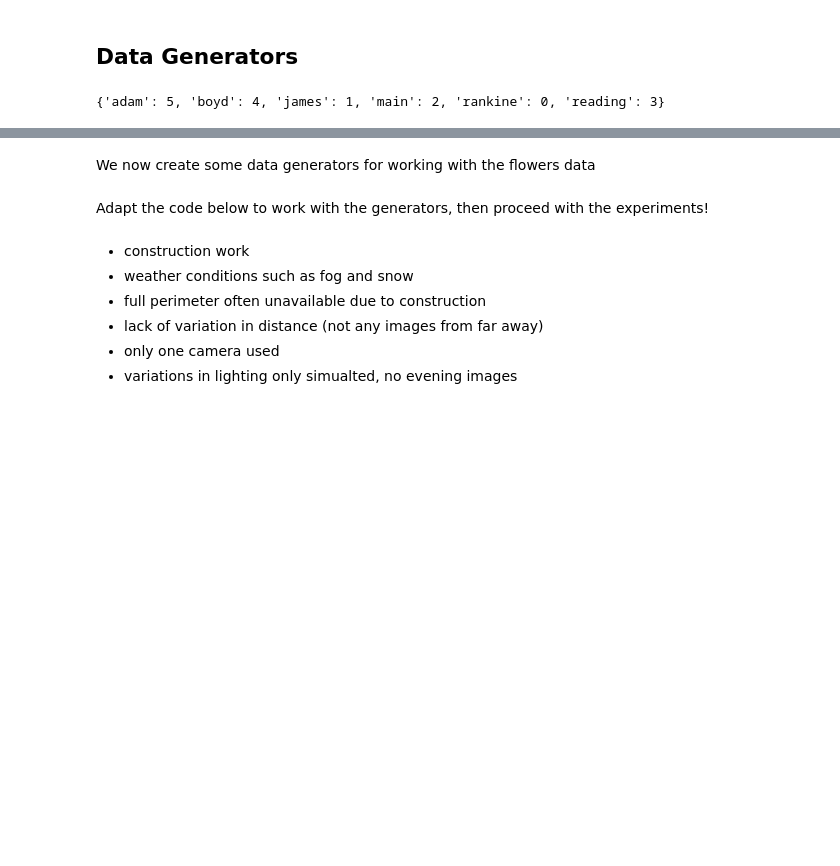
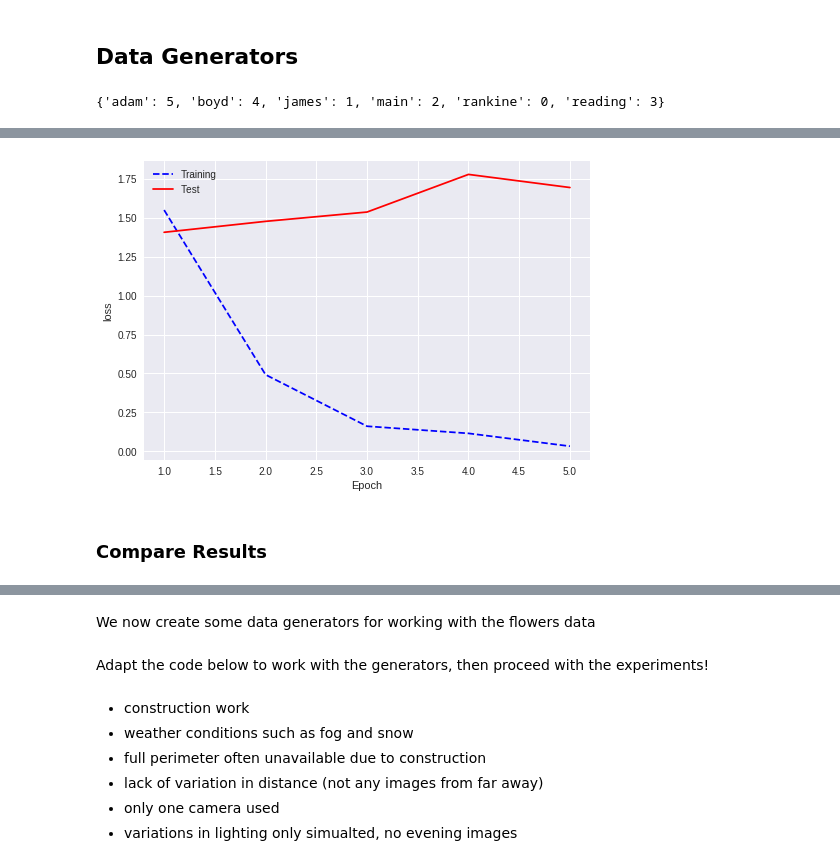
Before and after one commit to Andrew-Mackay/building_classifier, a Jupyter notebook: notebooks/AX-2019.ipynb, the cells around one changed output, grey strips where cells are left out. Drawn from its saved outputs; the diff is of its cells as text; code cells hidden in the pictures; blank space fills up the shorter version.

```diff
--- a/notebooks/AX-2019.ipynb
+++ b/notebooks/AX-2019.ipynb
@@ -500,0 +793,6 @@ plt.plot(history.history["acc"])
+# %%
+plot_history(history, 'loss')
+# %% [output]
+[figure, added]
+# %% [markdown]
+### Compare Results
```
Also changed, not shown: parts of 68 cells of this notebook.
